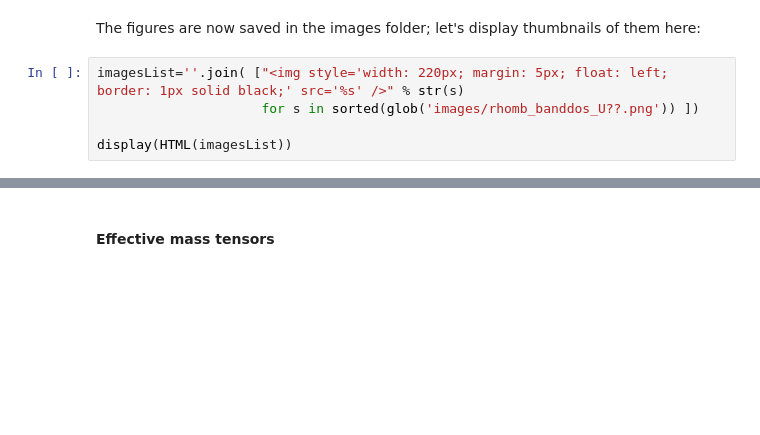
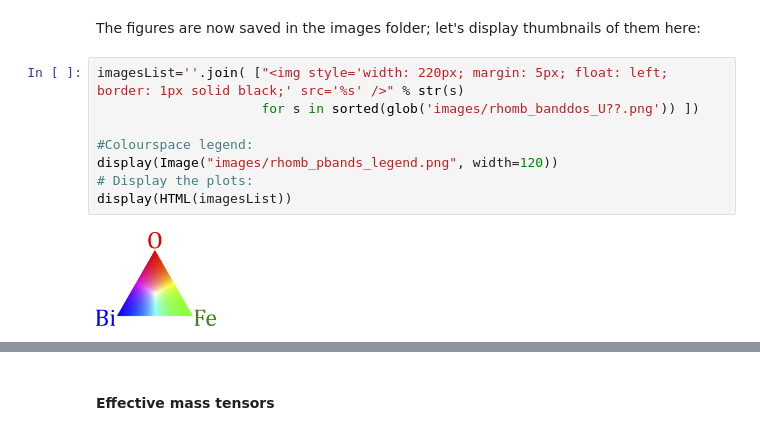
Before and after one commit to jks-science/BFO_dftu_SI, a Jupyter notebook: dft_u_BFO_SI.ipynb, the cells around one changed output, grey strips where cells are left out. Saved outputs shown, nothing was run; the diff lists cells and outputs as text; blank space fills up the shorter version.

```diff
--- a/dft_u_BFO_SI.ipynb
+++ b/dft_u_BFO_SI.ipynb
@@ -373,9 +387,13 @@ The figures are now saved in the images folder; let's display thumbnails of them
 # %%
 imagesList=''.join( ["<img style='width: 220px; margin: 5px; float: left; border: 1px solid black;' src='%s' />" % str(s)
                      for s in sorted(glob('images/rhomb_banddos_U??.png')) ])
 
+#Colourspace legend:
+display(Image("images/rhomb_pbands_legend.png", width=120))
+# Display the plots:
 display(HTML(imagesList))
 # %% [output]
+[figure, added]
 [interactive output not drawn]
 # %% [markdown]
 #### Effective mass tensors
```
Also changed, not shown: parts of 22 cells of this notebook, 31 other files.
